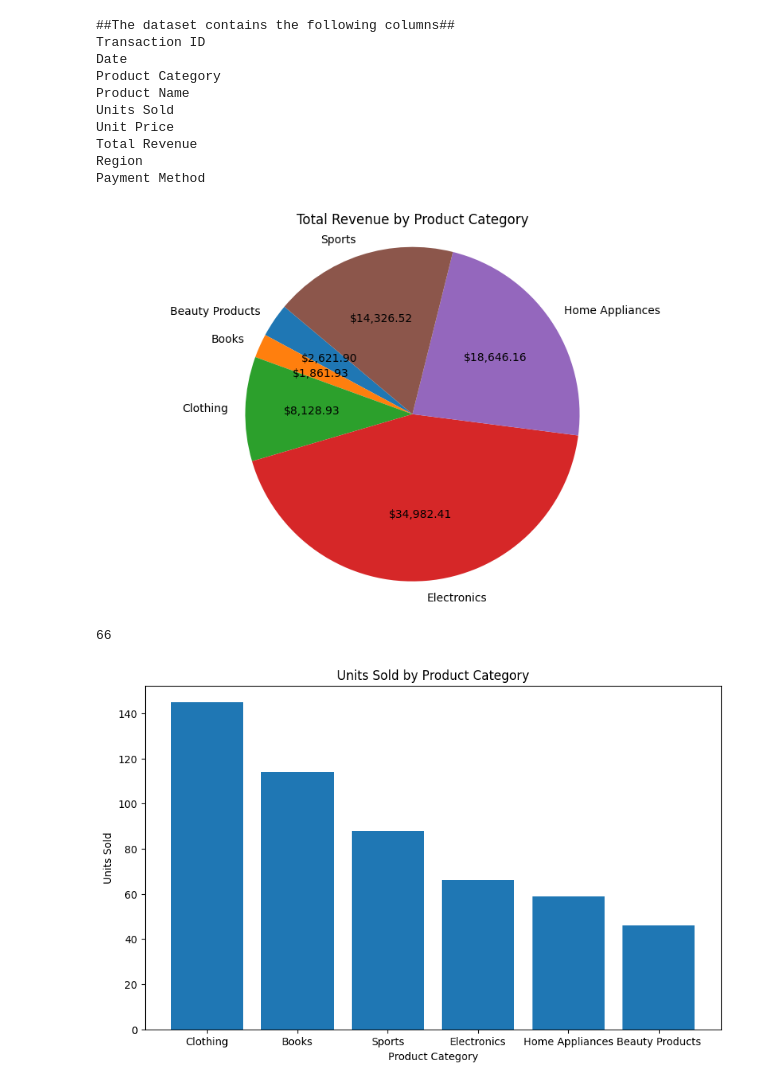
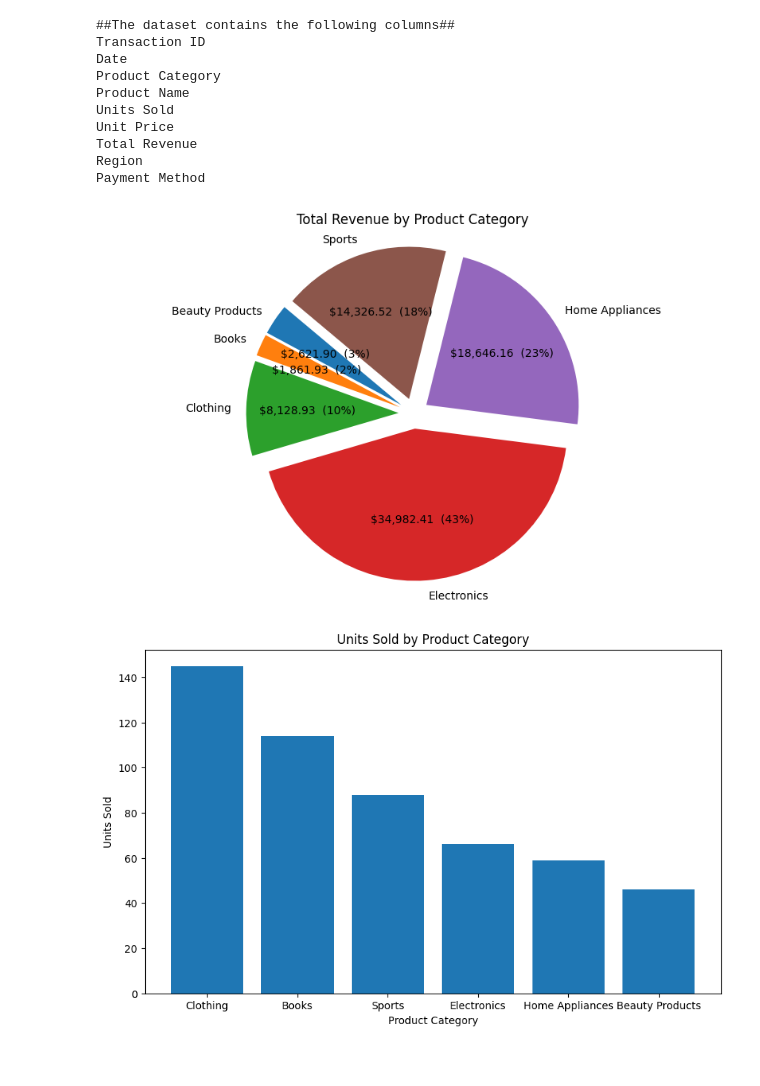
Before and after one commit to jensenmkaplan/DataAnalysisPortfolio, a Jupyter notebook: JupyterAnlysis.ipynb, the cells around one changed output. Cells and saved outputs as stored; diff of their text form; code cells hidden in the pictures.

Commit message:
updating jup to reflect new chart

```diff
--- a/JupyterAnlysis.ipynb
+++ b/JupyterAnlysis.ipynb
@@ -6,12 +6,13 @@
 
 import matplotlib.pyplot as plt
 import pandas as pd
+import  numpy as np
+import seaborn as sns
 
 # Function to calculate the absolute value of the percentage
 # Used to display the total revenue for each category
 def absolute_value_rev(val, total):
-    return f'${val * total / 100:,.2f}'# Function to calculate the absolute value of the percentage
-
+    return f'${val * total / 100:,.2f}  ({val:,.0f}%)'
 
 # Load the dataset
 df = pd.read_csv('Online Sales Data.csv')
@@ -26,10 +27,15 @@ for i in df.columns:
 revenue_by_category = df.groupby('Product Category')['Total Revenue'].sum()
 # print(revenue_by_category)
 
+# Calculate explode values - a small value for each category to explode them slightly
+explode_values = [0.1] * len(revenue_by_category)  # Adjust 0.1 to increase or decrease the explosion distance
+
+
 # Create the pie chart dispalaying total revenue by product category
 plt.figure(figsize=(10, 6))
 total_revenue = sum(revenue_by_category)
-plt.pie(revenue_by_category, labels=revenue_by_category.index, autopct=lambda val: absolute_value_rev(val, total_revenue), startangle=140)
+total_revenue = sum(revenue_by_category)
+plt.pie(revenue_by_category, labels=revenue_by_category.index, autopct=lambda val: absolute_value_rev(val, total_revenue), startangle=140, explode=explode_values)# Adding title
 plt.title('Total Revenue by Product Category')
 # Equal aspect ratio ensures that pie is drawn as a circle.
 plt.axis('equal')
@@ -38,35 +44,50 @@ plt.show()
 
 # electronics_sold = df[df['Product Category']]
 electronics_sold = df[df['Product Category'] == 'Electronics']['Units Sold'].sum()
-print(electronics_sold)
 
 # Group the data by product category and sum the units sold
 counts_by_category = df.groupby('Product Category')['Units Sold'].sum()
 # Sort the counts of units sold in descending order
 counts_by_category = counts_by_category.sort_values(ascending=False)
 
 # Create a bar chart
 plt.figure(figsize=(10, 6))
 plt.bar(counts_by_category.index, counts_by_category)
 
 # Add title and labels
 plt.title('Units Sold by Product Category')
 plt.xlabel('Product Category')
 plt.ylabel('Units Sold')
 
 # Display the chart
 plt.show()
+
+
+# Now exploring sales by region and product category
+grouped_data = df.groupby(['Region', 'Product Category'])['Total Revenue'].sum().reset_index()
+
+# Pivot the data for heatmap visualization
+pivot_table = grouped_data.pivot(index="Region", columns="Product Category", values="Total Revenue")
+# Convert pivot table values to formatted currency strings
+formatted_pivot_table = pivot_table.applymap(lambda x: f"${x:,.0f}")
+
+# Create a heatmap
+plt.figure(figsize=(10, 8))
+sns.heatmap(pivot_table, annot=formatted_pivot_table, fmt="", cmap="YlGnBu")
+plt.title('Revenue by Product Category across Regions')
+plt.ylabel('Region')
+plt.xlabel('Product Category')
+plt.show()
 # %% [output]
 ##The dataset contains the following columns##
 Transaction ID
 Date
 Product Category
 Product Name
 Units Sold
 Unit Price
 Total Revenue
 Region
 Payment Method
-[figure, old version]
+[figure, new version]
-66
 [figure]
```
Also changed, not shown: parts of 1 cell of this notebook.
